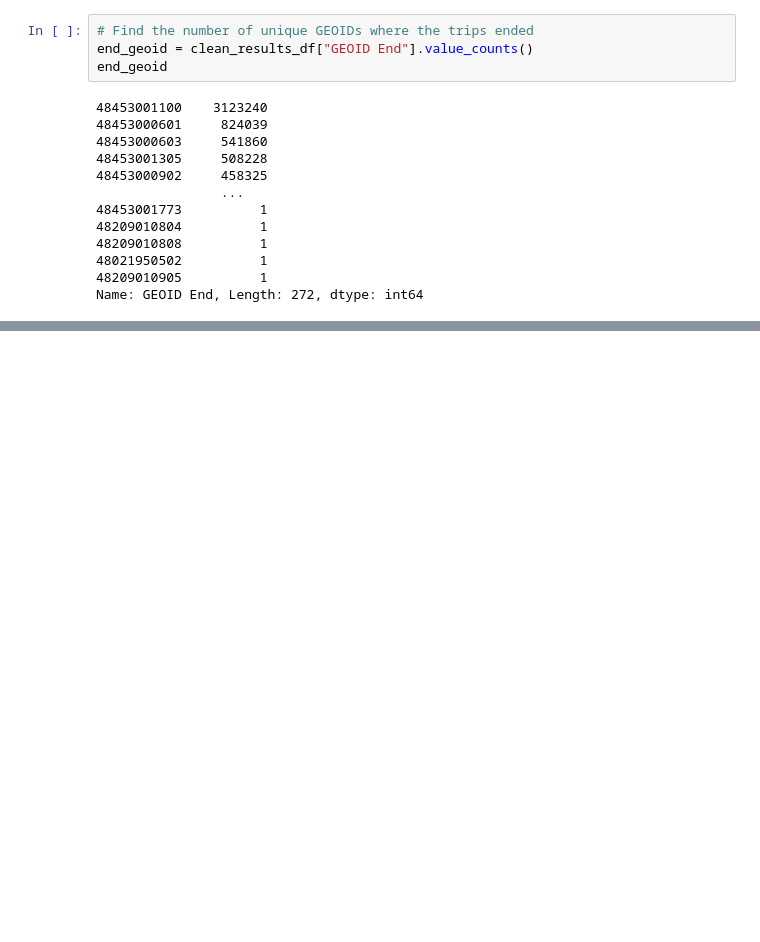
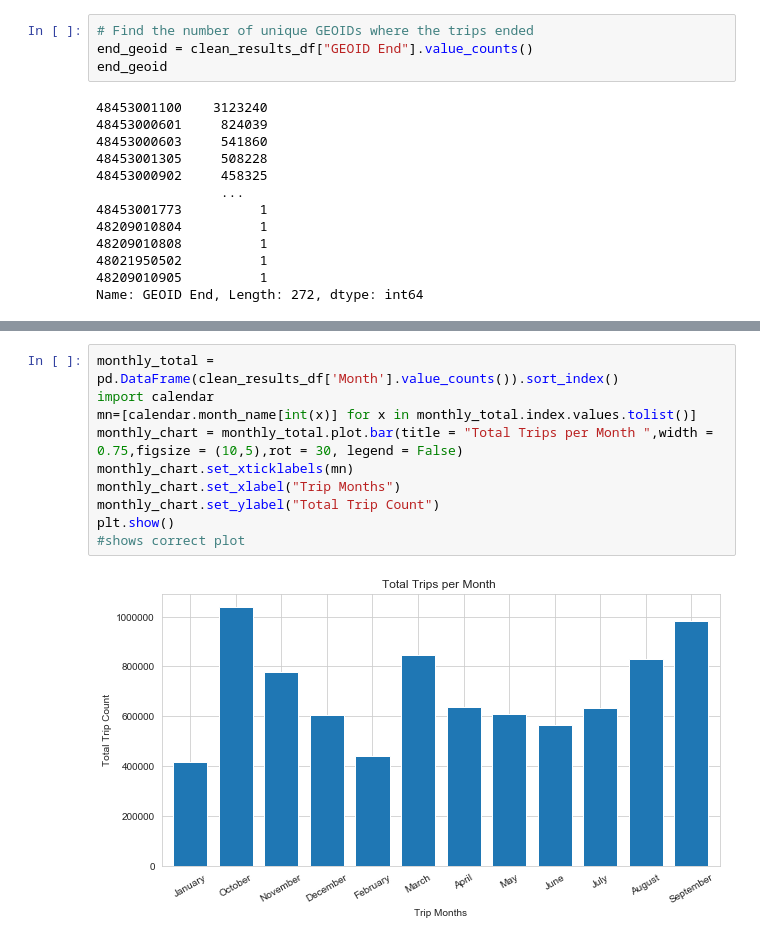
Before and after one commit to sheetalbongale/Scooters-In-Austin-Data-Analysis, a Jupyter notebook: Sheetal/Shared_Mobility_Sheetal.ipynb, the cells around one changed output, grey strips where cells are left out. Drawn from its saved outputs; the diff is of its cells as text; blank space fills up the shorter version.

```diff
--- a/Sheetal/Shared_Mobility_Sheetal.ipynb
+++ b/Sheetal/Shared_Mobility_Sheetal.ipynb
@@ -251,0 +284,12 @@ plt.show()
+# %%
+monthly_total = pd.DataFrame(clean_results_df['Month'].value_counts()).sort_index()
+import calendar
+mn=[calendar.month_name[int(x)] for x in monthly_total.index.values.tolist()]
+monthly_chart = monthly_total.plot.bar(title = "Total Trips per Month ",width = 0.75,figsize = (10,5),rot = 30, legend = False)
+monthly_chart.set_xticklabels(mn)
+monthly_chart.set_xlabel("Trip Months")
+monthly_chart.set_ylabel("Total Trip Count")
+plt.show()
+#shows correct plot
+# %% [output]
+[figure, added]
```
Also changed, not shown: parts of 7 cells of this notebook, 3 other files.
